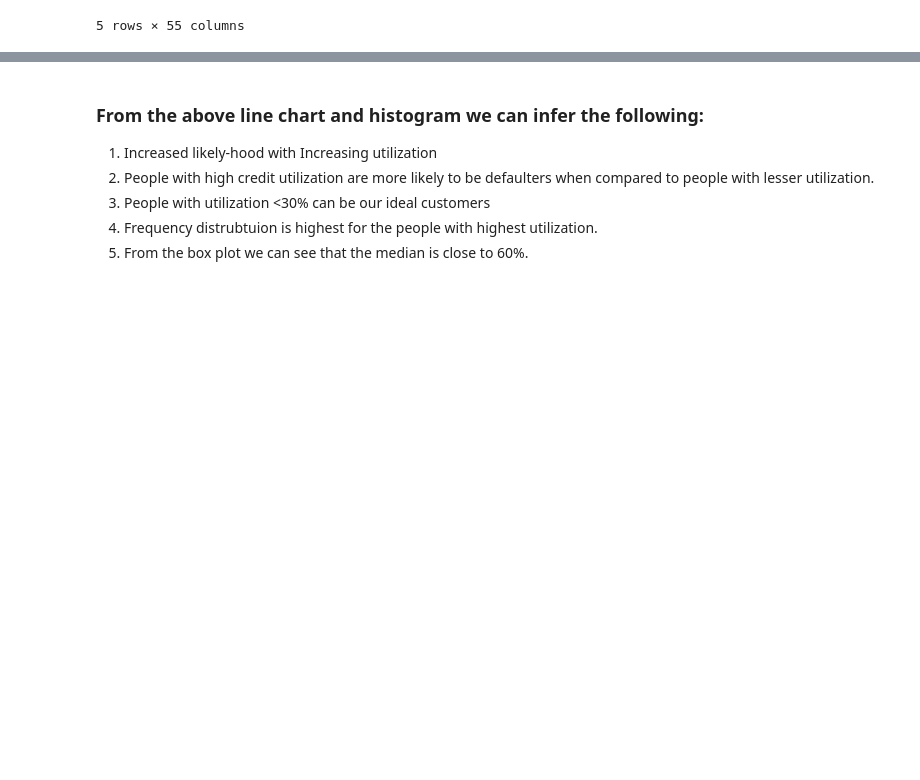
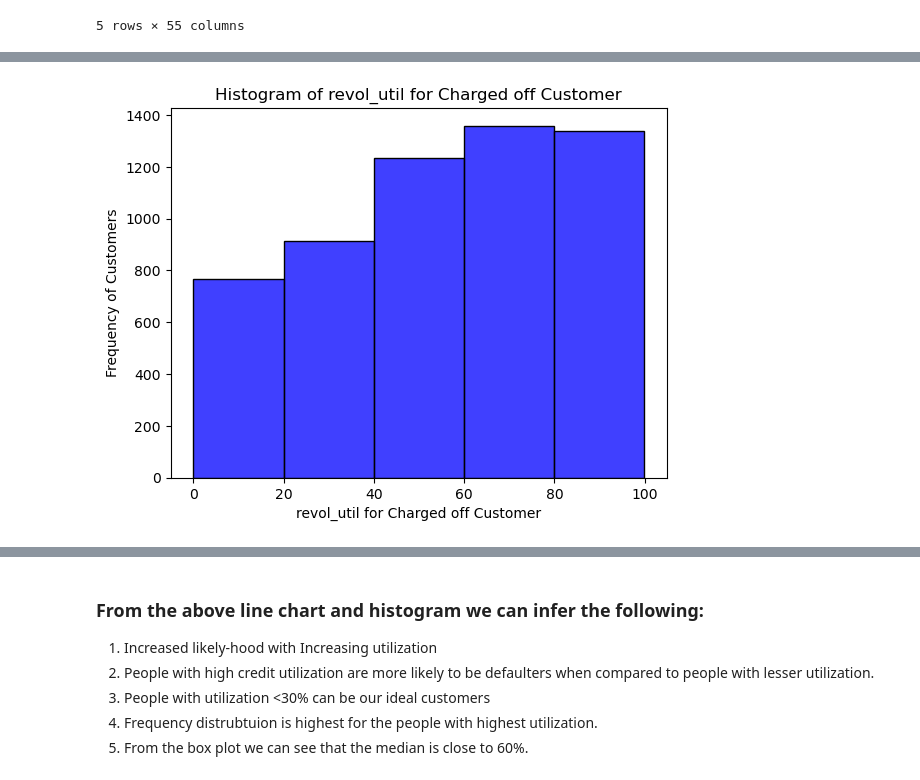
Before and after one commit to rupeshshuklavarroc/Lending_Case_Study_Rupesh_Harshali, a Jupyter notebook: Lending_Case_Study_Rupesh_Harshali_09_10_2023.ipynb, the cells around one changed output, grey strips where cells are left out. Saved outputs shown, nothing was run; the diff lists cells and outputs as text; code cells hidden in the pictures; blank space fills up the shorter version.

```diff
--- a/Lending_Case_Study_Rupesh_Harshali_09_10_2023.ipynb
+++ b/Lending_Case_Study_Rupesh_Harshali_09_10_2023.ipynb
@@ -202,0 +229,3 @@ plt.title('Charged Off Percentage w.r.t Type of Ownership')
+# %%
+correlated_columns_to_drop = ['loan_amnt', 'funded_amnt', 'funded_amnt_inv', 'installment', 'pymnt_plan', 'total_pymnt', 'total_rec_prncp','collection_recovery_fee']
+loan_df.drop(columns=correlated_columns_to_drop, inplace=True)
@@ -202,0 +280,19 @@ plt.title('Charged Off Percentage w.r.t Type of Ownership')
+# %%
+def createRevolUtilBin(x):
+    if x>80:
+        return "80%-100%"
+    elif 60<x and x<=80:
+        return "60%-80%"
+    elif 40<x and x<=60:
+        return "40%-60%"
+    elif 20<x and x<=40:
+        return "20%-40%"
+    elif x<=20:
+        return "0%-20%"
+    else:
+        return "Error"
+
+loan_df_clnd = loan_df_dcol.copy()
+#Let's make a copy of the cleaned dataframe and name it as loan_df_clnd
+loan_df_clnd = loan_df_clnd.dropna(subset=['revol_util'])
+loan_df_clnd.loc[:, 'util_range'] = loan_df_clnd['revol_util'].apply(createRevolUtilBin)
@@ -202,0 +351,12 @@ plt.title('Charged Off Percentage w.r.t Type of Ownership')
+# %%
+Charged_Off_df = loan_df_clnd[loan_df_clnd['loan_status']=='Charged Off']
+Charged_Off_df['revol_util'].info
+
+sns.histplot(Charged_Off_df['revol_util'], bins=5 , color='blue')
+plt.title('Histogram of revol_util for Charged off Customer')
+plt.xlabel('revol_util for Charged off Customer')
+plt.ylabel('Frequency of Customers')
+
+plt.show()
+# %% [output]
+[figure, added]
```
Also changed, not shown: parts of 44 cells of this notebook.
